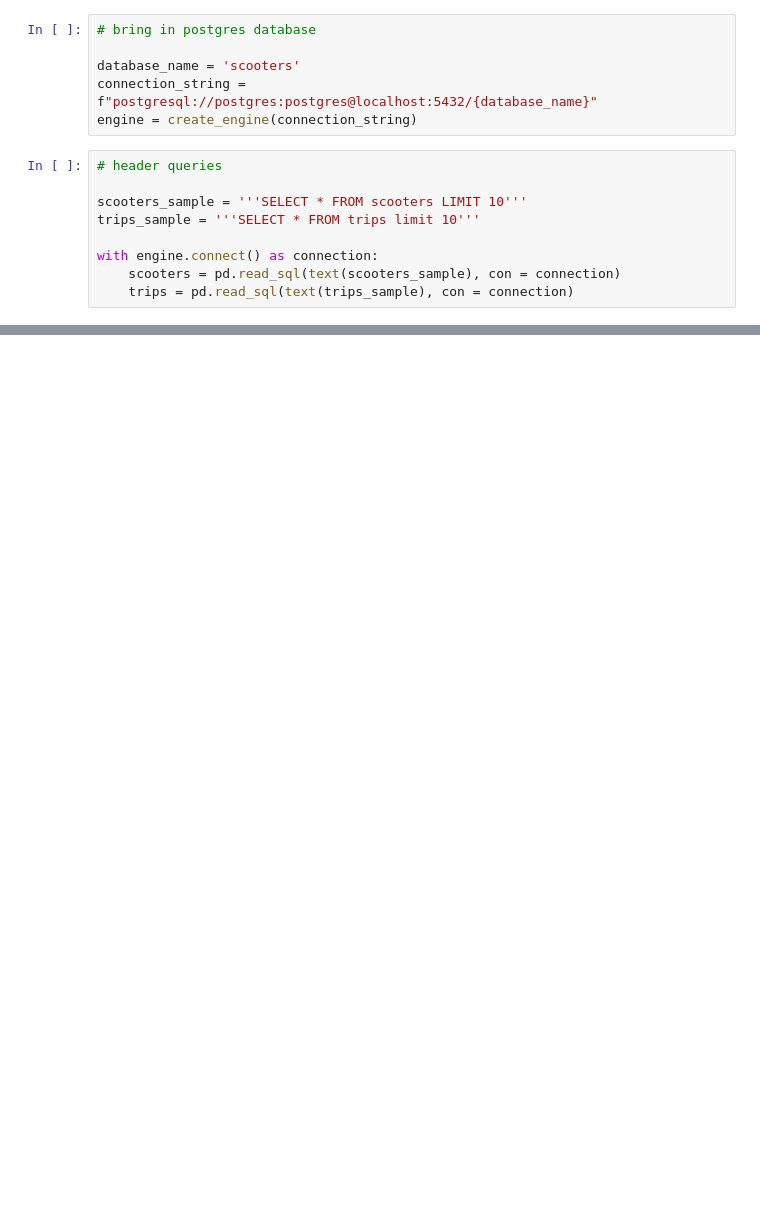
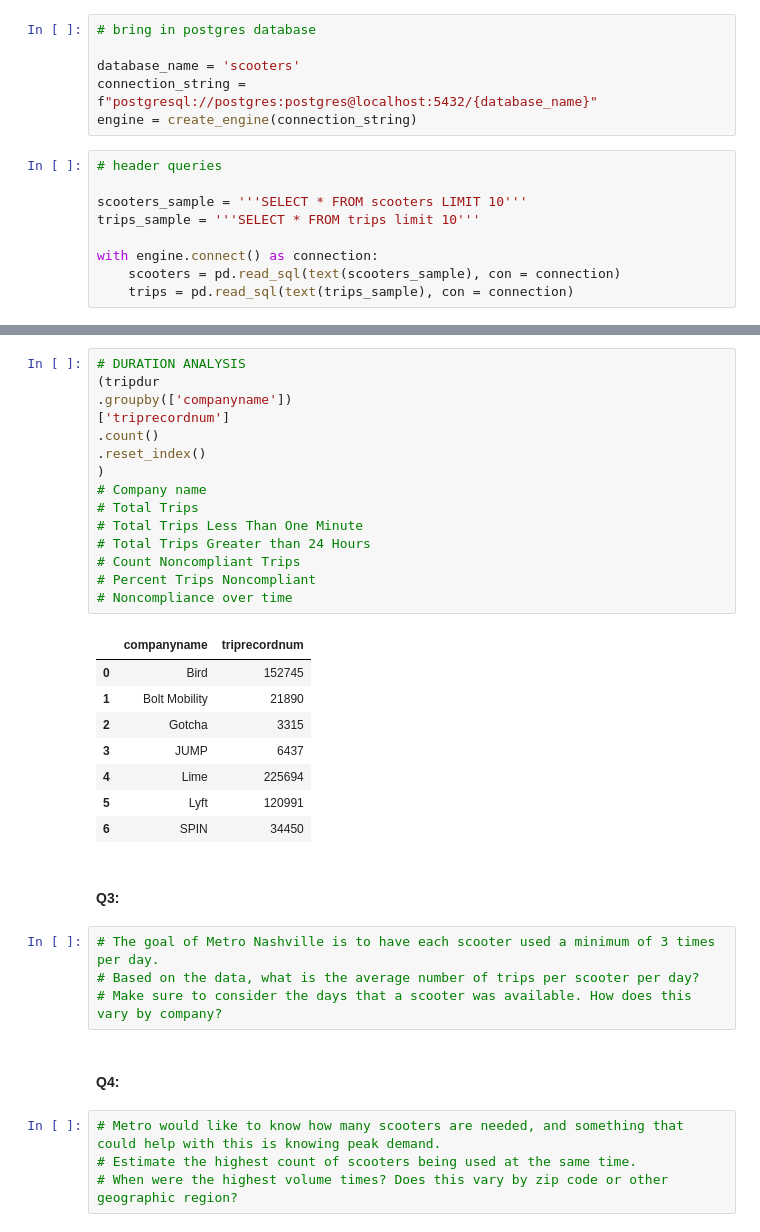
Before and after one commit to NSS-Data-Analytics-Cohort-11/scooters-supreme, a Jupyter notebook: notebook/scooters.ipynb, the cells around one changed output, grey strips where cells are left out. Cells and saved outputs as stored; diff of their text form; blank space fills up the shorter version.

```diff
--- a/notebook/scooters.ipynb
+++ b/notebook/scooters.ipynb
@@ -192,0 +359,36 @@ cname
+# %%
+# DURATION ANALYSIS
+(tripdur
+.groupby(['companyname'])
+['triprecordnum']
+.count()
+.reset_index()
+)
+# Company name
+# Total Trips
+# Total Trips Less Than One Minute
+# Total Trips Greater than 24 Hours
+# Count Noncompliant Trips
+# Percent Trips Noncompliant
+# Noncompliance over time
+# %% [output]
+|  | companyname | triprecordnum |
+| 0 | Bird | 152745 |
+| 1 | Bolt Mobility | 21890 |
+| 2 | Gotcha | 3315 |
+| 3 | JUMP | 6437 |
+| 4 | Lime | 225694 |
+| 5 | Lyft | 120991 |
+| 6 | SPIN | 34450 |
+# %% [markdown]
+#### Q3:
+# %%
+# The goal of Metro Nashville is to have each scooter used a minimum of 3 times per day.
+# Based on the data, what is the average number of trips per scooter per day?
+# Make sure to consider the days that a scooter was available. How does this vary by company?
+# %% [markdown]
+#### Q4:
+# %%
+# Metro would like to know how many scooters are needed, and something that could help with this is knowing peak demand.
+# Estimate the highest count of scooters being used at the same time.
+# When were the highest volume times? Does this vary by zip code or other geographic region?
```
Also changed, not shown: parts of 44 cells of this notebook.
